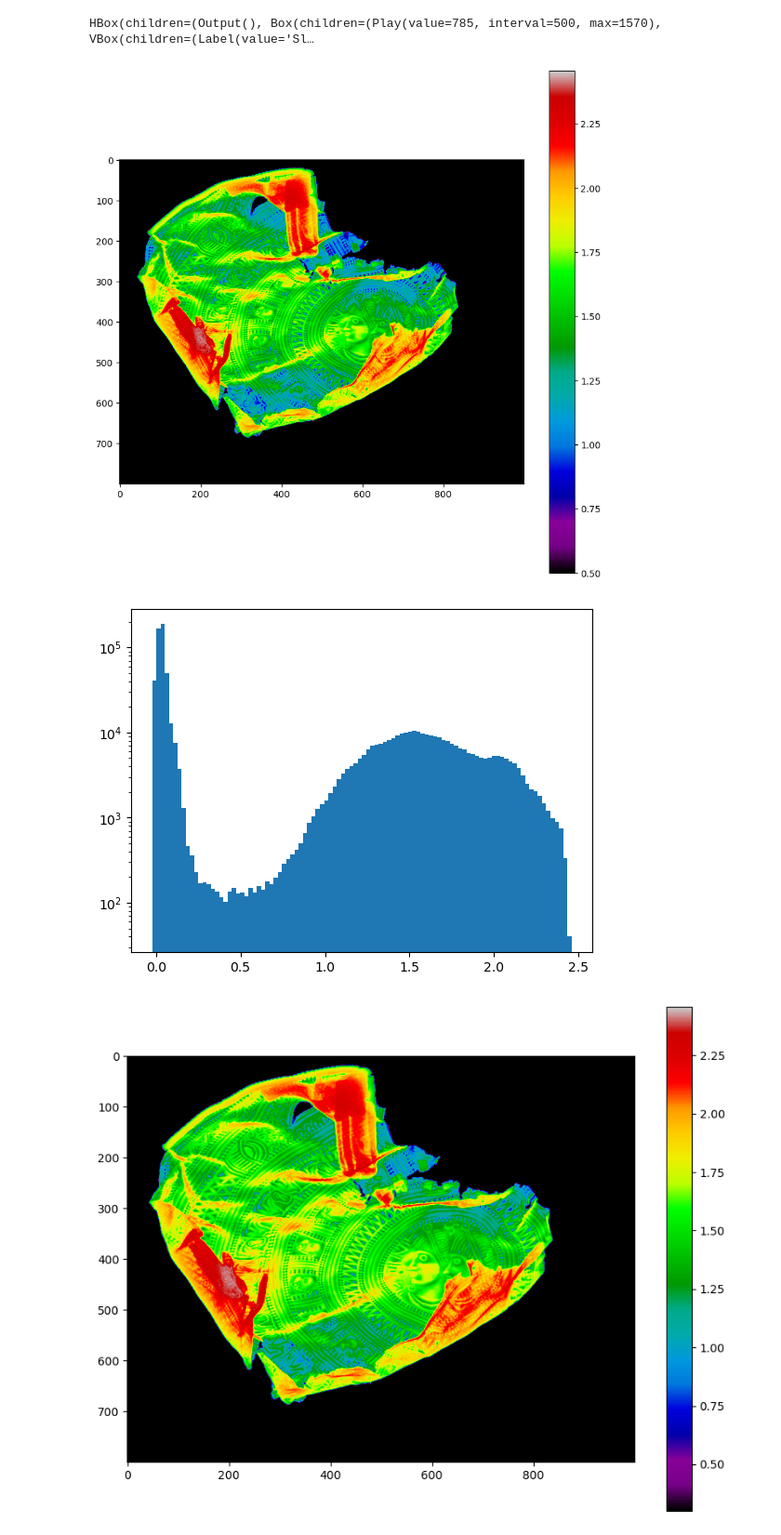
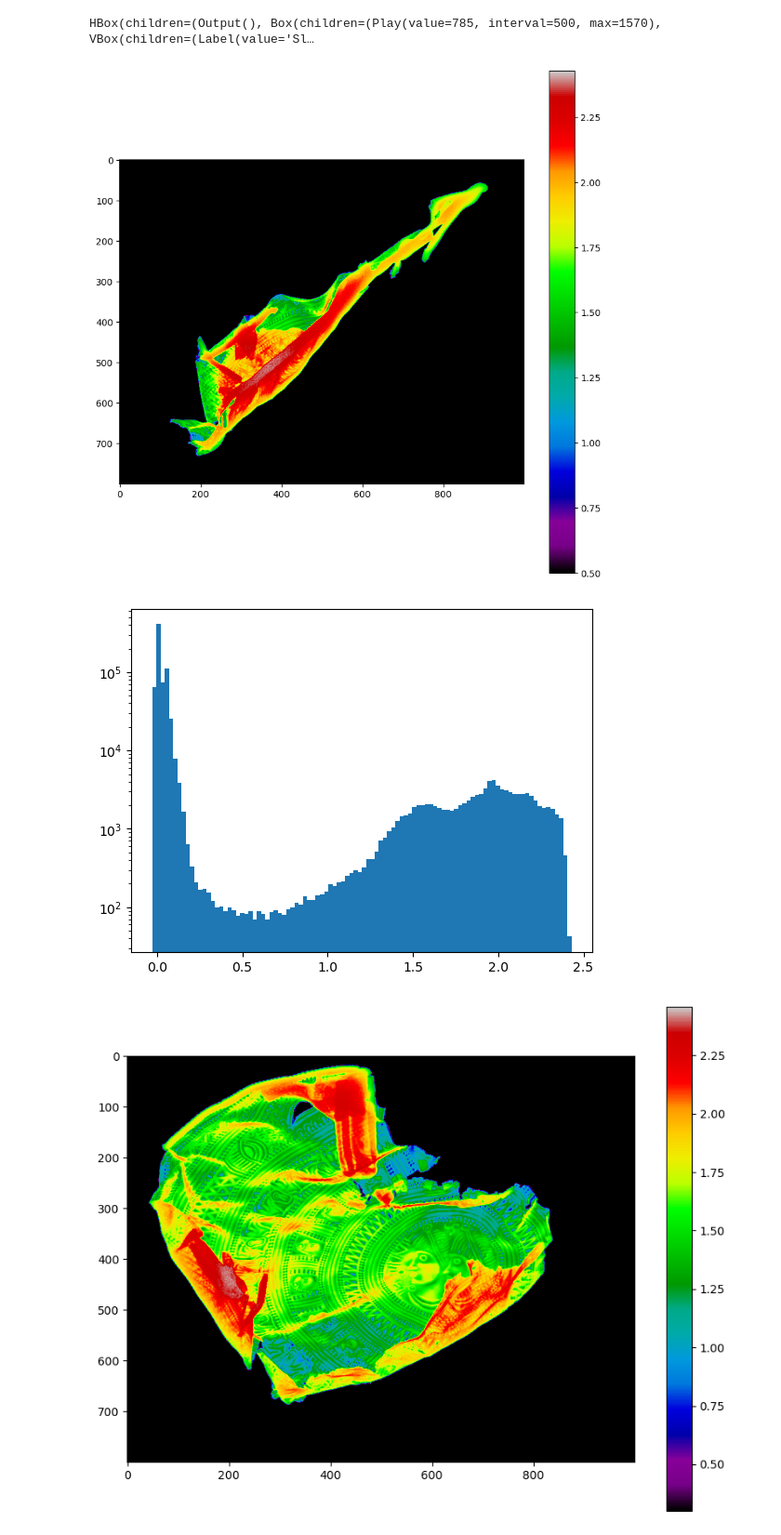
Before and after one commit to Lachrynier/s214743_bsc, a Jupyter notebook: notebooks/examine_X20_3D.ipynb, the cells around one changed output. Shown at 93% size. Drawn from its saved outputs; the diff is of its cells as text; code cells hidden in the pictures.

```diff
--- a/notebooks/examine_X20_3D.ipynb
+++ b/notebooks/examine_X20_3D.ipynb
@@ -145,17 +176,18 @@ islicer(data2, origin='upper-right',direction=0,size=(10,10))
 HBox(children=(Output(), Box(children=(Play(value=785, interval=500, max=1570), VBox(children=(Label(value='Sl…
 # %%
 plt.figure(figsize=(10,10))
-idx = [1135,785][1]
+idx = [1135,785][0]
 plt.imshow(data2.as_array()[idx,:,:],cmap='nipy_spectral',vmin=0.5)
+# plt.imshow(data2.as_array()[idx,:,:],cmap='nipy_spectral')
 plt.colorbar()
 plt.figure()
 plt.hist(data2.as_array()[idx,:,:].flatten(), bins=100)
 # plt.hist(data.as_array().flatten(), bins=100)
 plt.yscale('log')
 plt.show()
 # %% [output]
-[figure, old version]
+[figure, new version]
-[figure, old version]
+[figure, new version]
 # %%
 from matplotlib.colors import Normalize
 from matplotlib.cm import ScalarMappable
```
Also changed, not shown: parts of 2 cells of this notebook, 30 other files.
